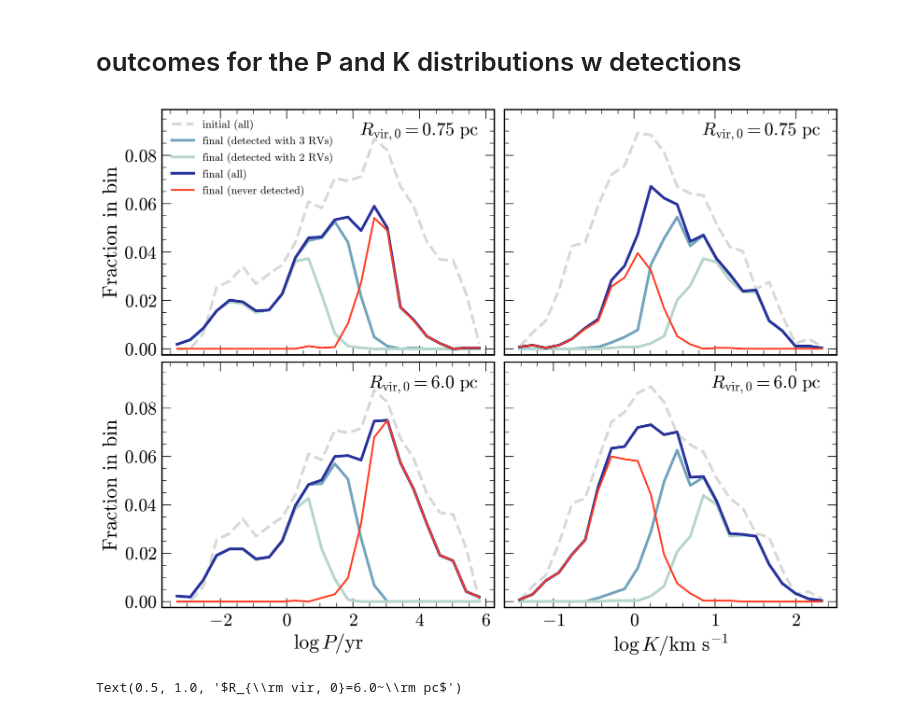
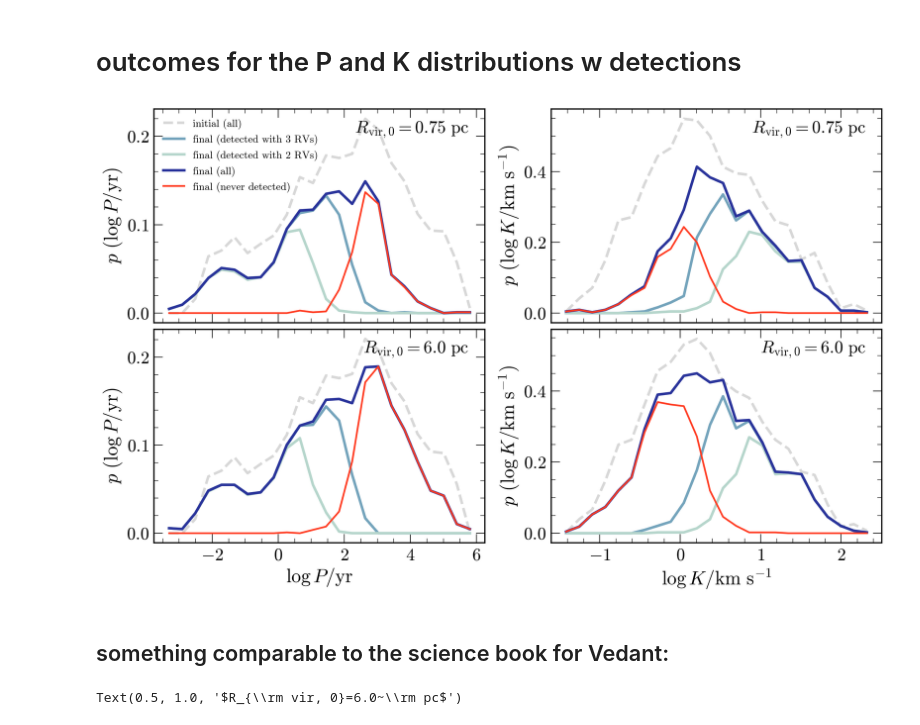
Before and after one commit to anya-m-phillips/p26, a Jupyter notebook: analysis/8_summarize_amplitudes_detections.ipynb, the cells around one changed output. Cells and saved outputs as stored; diff of their text form; code cells hidden in the pictures.

Commit message:
changing fraction in bin -> pdf for several figures

```diff
--- a/analysis/8_summarize_amplitudes_detections.ipynb
+++ b/analysis/8_summarize_amplitudes_detections.ipynb
@@ -112,8 +112,9 @@ def get_binary_coords(path, i):
 n_list = [8,14]
 # labels = ["Low"]
 
-fig, axs_grid = plt.subplots(len(n_list), 2, figsize=[2*20/3,60*0.66/4], sharey=True)
-plt.subplots_adjust(wspace=0.03, hspace=0.03)
+fig, axs_grid = plt.subplots(len(n_list), 2, figsize=[15,9],#[2*20/3,60*0.66/4],
+                                sharey=False)
+plt.subplots_adjust(hspace=0.03)
 
 for i in [0,1]:
     axs_grid[0,i].text(0.95, 0.95, r"$R_{\rm vir,0}=0.75\ \rm pc$", ha='right', va='top',
@@ -192,31 +193,32 @@ for k, n in enumerate(n_list):
 
     bins = np.linspace(-3.5, 6, 25)
     bin_centers = (bins[1:]+bins[:-1])/2
+    bin_width = np.diff(bin_centers)[0]
 
 
 
     N_init = P0[select_mass0].size
     ax = axs[0]
     hist_initial,_ = np.histogram(np.log10(P0[select_mass0]), bins, weights=np.ones(N_init)/N_init)
-    ax.plot(bin_centers, hist_initial, label="initial (all)", linestyle="--", color="0.5", alpha=0.3)
+    ax.plot(bin_centers, hist_initial/bin_width, label="initial (all)", linestyle="--", color="0.5", alpha=0.3)
 
     hist_final_detected3, _ = np.histogram(np.log10(Pf[in_mw][detected3_in_MW & mass_selection_in_mw & final_clip]), bins,
                                            weights=np.ones(Pf[in_mw][detected3_in_MW & mass_selection_in_mw & final_clip].size)/N_init)
-    ax.plot(bin_centers, hist_final_detected3, label="final (detected with 3 RVs)", color=colors_list[2])
+    ax.plot(bin_centers, hist_final_detected3/bin_width, label="final (detected with 3 RVs)", color=colors_list[2])
 
 
     hist_final_detected2,_ = np.histogram(np.log10(Pf[in_mw][detected2_in_MW & mass_selection_in_mw & final_clip]), bins,
                                           weights=np.ones(Pf[in_mw][detected2_in_MW & mass_selection_in_mw & final_clip].size)/N_init)
-    ax.plot(bin_centers, hist_final_detected2, label="final (detected with 2 RVs)",color=colors_list[1])
+    ax.plot(bin_centers, hist_final_detected2/bin_width, label="final (detected with 2 RVs)",color=colors_list[1])
 
     hist_final,_ = np.histogram(np.log10(Pf[in_mw][mass_selection_in_mw & final_clip]), bins,
                                 weights=np.ones(Pf[in_mw][mass_selection_in_mw & final_clip].size)/N_init)
-    ax.plot(bin_centers, hist_final, label="final (all)", color=colors_list[3])
+    ax.plot(bin_centers, hist_final/bin_width, label="final (all)", color=colors_list[3])
 
     hist_undetected, _ = np.histogram(np.log10(Pf[in_mw][~detected3_in_MW & mass_selection_in_mw & final_clip]),
                                       bins,weights=np.ones(Pf[in_mw][~detected3_in_MW & mass_selection_in_mw & final_clip].size)/N_init)
-    ax.plot(bin_centers, hist_undetected, label="final (never detected)", c="#FF3A20", linestyle="-", linewidth=2)
-
+    ax.plot(bin_centers, hist_undetected/bin_width, label="final (never detected)", c="#FF3A20", linestyle="-", linewidth=2)
+    ax.set_yticks([0, 0.1, 0.2])
 
     if k==0:
         bb=ax.get_position()
@@ -229,42 +231,47 @@ for k, n in enumerate(n_list):
 
     if k==1:
         ax.set_xlabel(r"$\log P/\rm{yr} $")
-    ax.set_ylabel(r"Fraction in bin")
+    # ax.set_ylabel(r"Fraction in bin")
+    ax.set_ylabel(r"$p~(\log{P/\rm yr})$")
 
 
     ax = axs[1]
+    ax.set_ylabel(r'$p~(\log{K/\rm km~s^{-1}})$')
     if k==1:
         ax.set_xlabel(r"$\log K/\rm km\ s^{-1} $")
     bins = np.linspace(-1.5, 2.4, 25)
     bin_centers = (bins[1:]+bins[:-1])/2
+    bin_width = np.diff(bin_centers)[0]
 
     hist_initial,_ = np.histogram(np.log10(K0[select_mass0]), bins, weights=np.ones(N_init)/N_init)
-    ax.plot(bin_centers, hist_initial, label="initial (all)", linestyle="--", color="0.5", alpha=0.3)
+    ax.plot(bin_centers, hist_initial/bin_width, label="initial (all)", linestyle="--", color="0.5", alpha=0.3)
 
 
     hist_final_detected3, _ = np.histogram(np.log10(Kf[in_mw][detected3_in_MW & mass_selection_in_mw & final_clip]), bins,
                                            weights=np.ones(Kf[in_mw][detected3_in_MW & mass_selection_in_mw & final_clip].size)/N_init)
-    ax.plot(bin_centers, hist_final_detected3, label="final (detected with 3 RVs)", color=colors_list[2])
+    ax.plot(bin_centers, hist_final_detected3/bin_width, label="final (detected with 3 RVs)", color=colors_list[2])
 
 
     hist_final_detected2,_ = np.histogram(np.log10(Kf[in_mw][detected2_in_MW & mass_selection_in_mw & final_clip]), bins,
                                            weights=np.ones(Kf[in_mw][detected2_in_MW & mass_selection_in_mw & final_clip].size)/N_init)
-    ax.plot(bin_centers, hist_final_detected2, label="final (detected with 2 RVs)",color=colors_list[1])
+    ax.plot(bin_centers, hist_final_detected2/bin_width, label="final (detected with 2 RVs)",color=colors_list[1])
 
     hist_final,_ = np.histogram(np.log10(Kf[in_mw][mass_selection_in_mw & final_clip]), bins,
                                  weights=np.ones(Kf[in_mw][mass_selection_in_mw & final_clip].size)/N_init)
-    ax.plot(bin_centers, hist_final, label="final (all)", color=colors_list[3])
+    ax.plot(bin_centers, hist_final/bin_width, label="final (all)", color=colors_list[3])
 
     hist_undetected, _ = np.histogram(np.log10(Kf[in_mw][~detected3_in_MW & mass_selection_in_mw & final_clip]), bins,
                                        weights=np.ones(Kf[in_mw][~detected3_in_MW & mass_selection_in_mw & final_clip].size)/N_init)
-    ax.plot(bin_centers, hist_undetected, label="final (never detected)", c="#FF3A20", linestyle="-", linewidth=2)
+    ax.plot(bin_centers, hist_undetected/bin_width, label="final (never detected)", c="#FF3A20", linestyle="-", linewidth=2)
 
 
-    ax.set_ylim(-0.0025, 0.099)
+    # ax.set_ylim(-0.0025, 0.099)
 
-# plt.savefig("plots/period_AND_K_distribution_with_outcomes.pdf", dpi=300, bbox_inches="tight")
+plt.savefig("plots/period_AND_K_distribution_with_outcomes.pdf", dpi=300, bbox_inches="tight")
 # %% [output]
-[figure, old version]
+[figure, new version]
+# %% [markdown]
+## something comparable to the science book for Vedant:
 # %%
 ### get delta vsys vs period as a plot for vedant:
 
```
Also changed, not shown: 8 other files.
